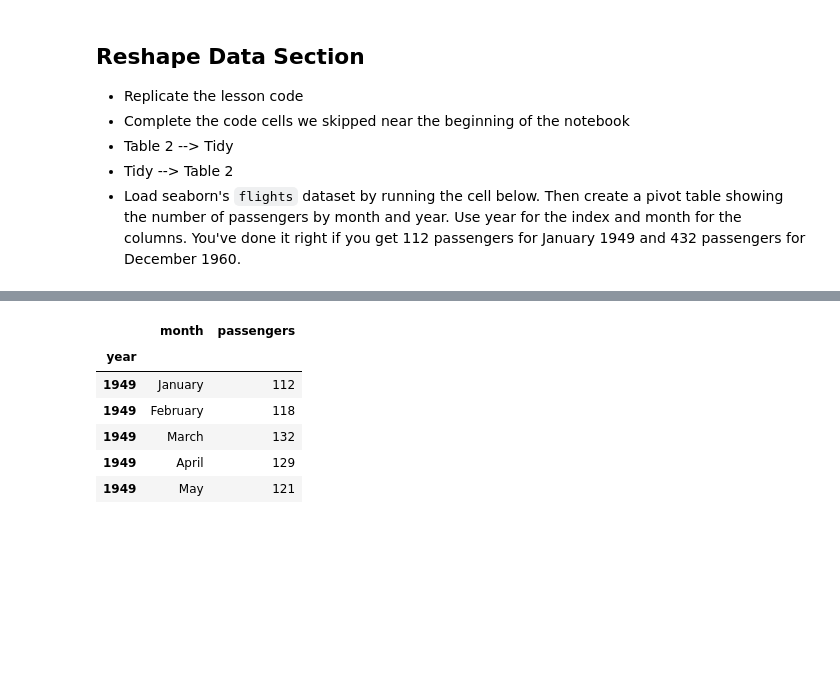
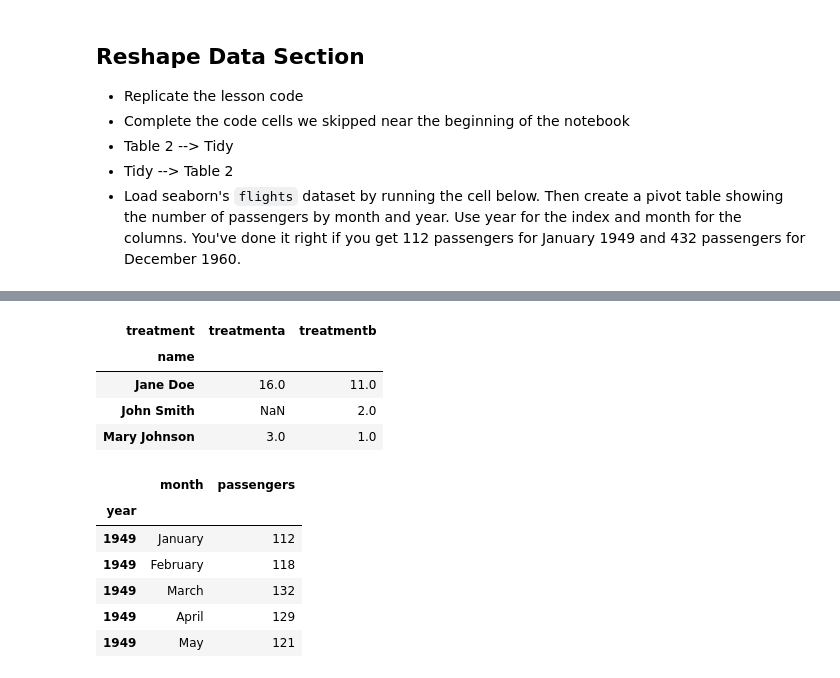
Before and after one commit to bloominstituteoftechnology/DS-Unit-1-Sprint-2-Data-Wrangling-and-Storytelling, a Jupyter notebook: module1-join-and-reshape-data/LS_DS_121_Join_and_Reshape_Data_Assignment.ipynb, the cells around one changed output, grey strips where cells are left out. Cells and saved outputs as stored; diff of their text form; code cells hidden in the pictures; blank space fills up the shorter version.

```diff
--- a/module1-join-and-reshape-data/LS_DS_121_Join_and_Reshape_Data_Assignment.ipynb
+++ b/module1-join-and-reshape-data/LS_DS_121_Join_and_Reshape_Data_Assignment.ipynb
@@ -209,3 +212,12 @@ KeyError: ignored
+# %%
+table3 = tidy.pivot_table(index='name', columns='treatment', values='result')
+table3
+# %% [output]
+| treatment | treatmenta | treatmentb |
+| name |  |  |
+| Jane Doe | 16.0 | 11.0 |
+| John Smith | NaN | 2.0 |
+| Mary Johnson | 3.0 | 1.0 |
 # %%
 %matplotlib inline
 import numpy as np
```
Also changed, not shown: parts of 6 cells of this notebook.
